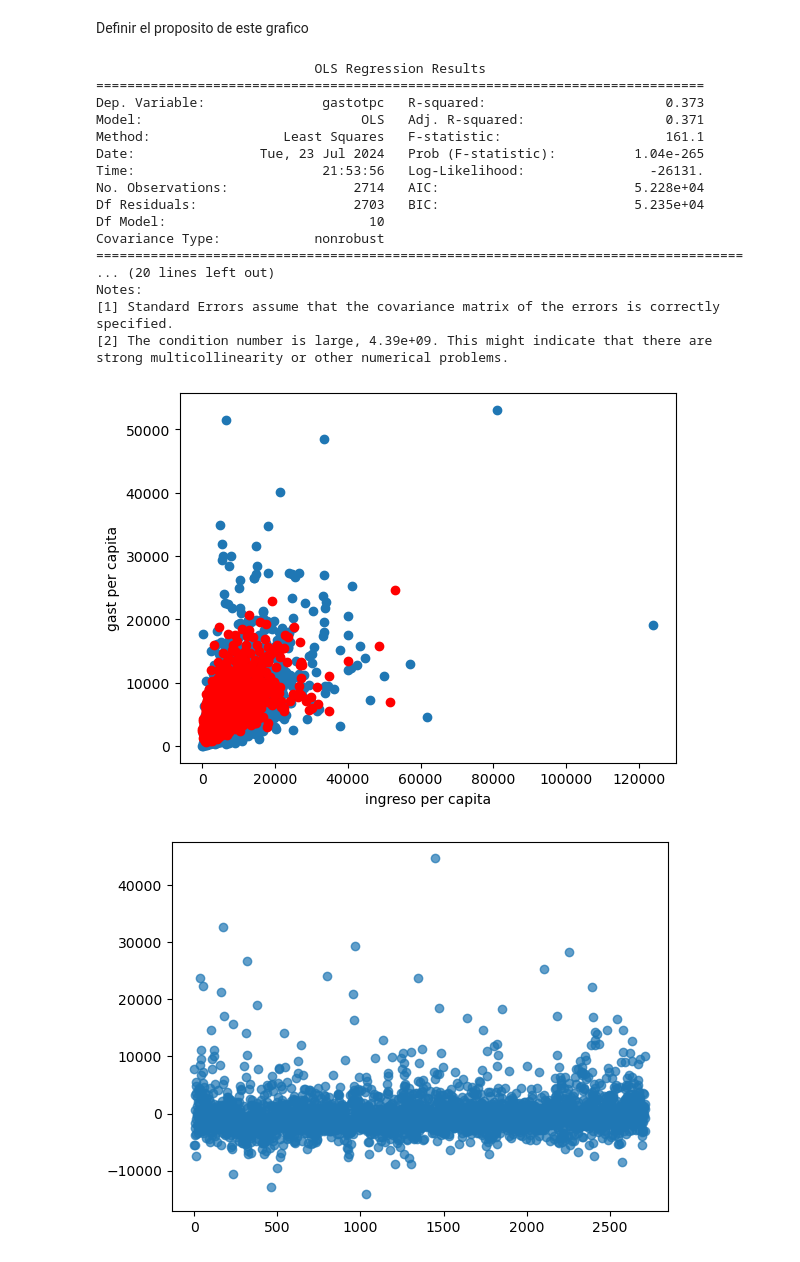
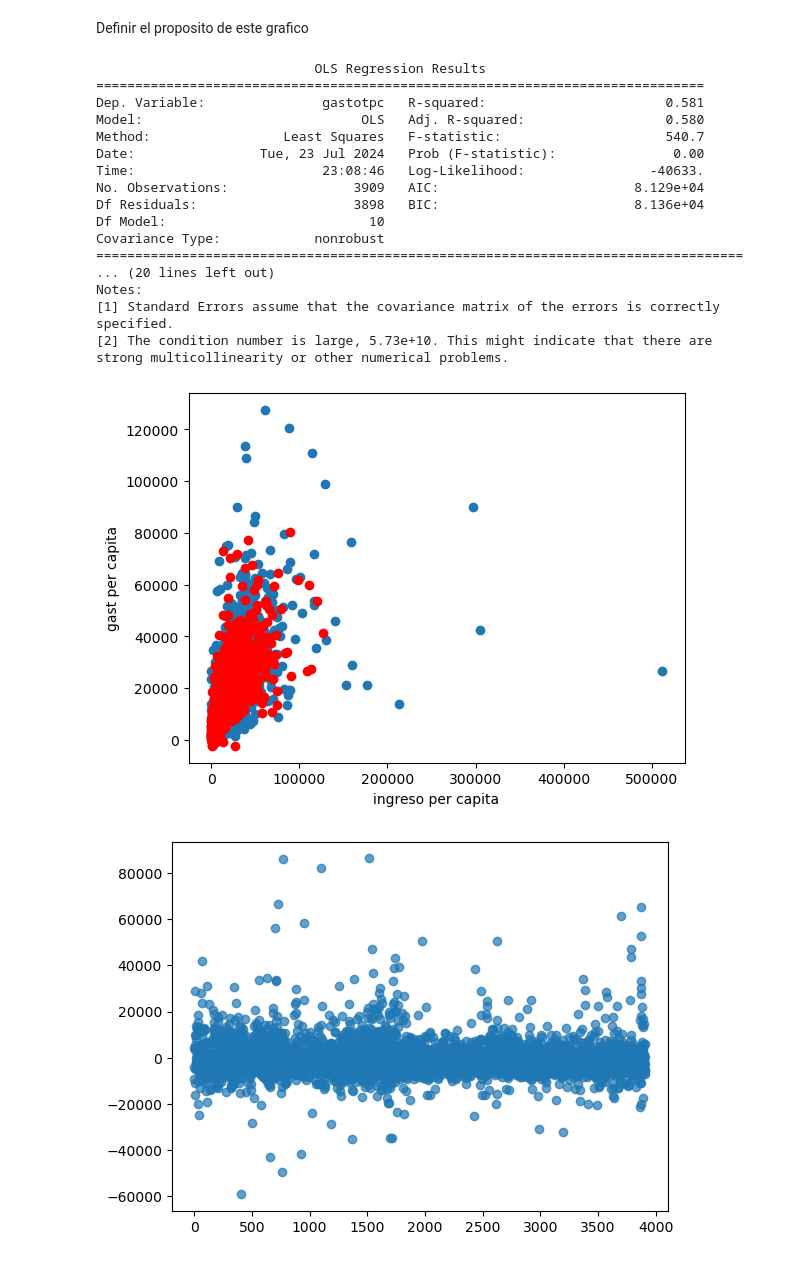
Before and after one commit to ivanfederodriguez/ENGHO, a Jupyter notebook: ENGHO Notebook.ipynb, the cells around one changed output. Saved outputs shown, nothing was run; the diff lists cells and outputs as text; code cells hidden in the pictures.

```diff
--- a/ENGHO Notebook.ipynb
+++ b/ENGHO Notebook.ipynb
@@ -158,52 +142,62 @@ if __name__ == "__main__":
     with zip_file.open(txt_file_name) as file:
         data = pd.read_csv(file, delimiter='|')
 
-    fdata_nea = filtro1(data, 4, region=True)
-    n = fdata_nea.shape[0]
+    with zip_file.open(txt_file_name) as file:
+        data_metro = pd.read_csv(file, delimiter='|')
+
+    with zip_file.open(txt_file_name) as file:
+        data_pampe = pd.read_csv(file, delimiter='|')
+
+    #Region 1
+    fdata_metro = filtro1(data_metro,1, region=True)
+    n = fdata_metro.shape[0]
     '''
     X = fdata_nea['ingpch']
     X = sm.add_constant(X)
     y = fdata_nea[['gastotpc']]
     reg1 = sm.OLS(y, X).fit()
     print(reg1.summary())
     '''
-    X = fdata_nea[['ingpch','ingpch2','clima_educativo', 'asalariado', 'casado','regten', 'propauto', 'edad_25/34', 'edad_35/49', 'edad65_mas']]
+    X = fdata_metro[['ingpch','ingpch2','clima_educativo', 'asalariado', 'casado','regten', 'propauto', 'edad_25/34', 'edad_35/49', 'edad65_mas']]
     X = sm.add_constant(X)
-    y = fdata_nea[['gastotpc']]
+    y = fdata_metro[['gastotpc']]
     reg2 = sm.OLS(y, X).fit()
     print(reg2.summary())
     predicciones = reg2.predict(X)
-    plt.scatter(fdata_nea['ingpch'],fdata_nea['gastotpc'])
-    plt.scatter(fdata_nea['gastotpc'], predicciones, label='Valores predichos', color='red')
+    plt.scatter(fdata_metro['ingpch'],fdata_metro['gastotpc'])
+    plt.scatter(fdata_metro['gastotpc'], predicciones, label='Valores predichos', color='red')
     plt.ylabel('gast per capita')
     plt.xlabel('ingreso per capita')
     plt.show()
     residuos = reg2.resid
     plt.scatter(range(len(residuos)), residuos, alpha=0.7)
     plt.show()
 
 
+
+
+
     #plot_histograma_gasto(fdata_nea)
     #plot_histograma_gasto_percapita(fdata_nea)
     #plot_histograma_ingpch(fdata_nea)
     #plot_bar_gasto_educacion(fdata_nea)
 # %% [output]
                             OLS Regression Results
 ==============================================================================
-Dep. Variable:               gastotpc   R-squared:                       0.373
-Model:                            OLS   Adj. R-squared:                  0.371
-Method:                 Least Squares   F-statistic:                     161.1
-Date:                Tue, 23 Jul 2024   Prob (F-statistic):          1.04e-265
-Time:                        21:53:56   Log-Likelihood:                -26131.
-No. Observations:                2714   AIC:                         5.228e+04
-Df Residuals:                    2703   BIC:                         5.235e+04
+Dep. Variable:               gastotpc   R-squared:                       0.581
+Model:                            OLS   Adj. R-squared:                  0.580
+Method:                 Least Squares   F-statistic:                     540.7
+Date:                Tue, 23 Jul 2024   Prob (F-statistic):               0.00
+Time:                        23:08:46   Log-Likelihood:                -40633.
+No. Observations:                3909   AIC:                         8.129e+04
+Df Residuals:                    3898   BIC:                         8.136e+04
 Df Model:                          10
 Covariance Type:            nonrobust
 ===================================================================================
 ... (20 lines left out)
 Notes:
 [1] Standard Errors assume that the covariance matrix of the errors is correctly specified.
-[2] The condition number is large, 4.39e+09. This might indicate that there are
+[2] The condition number is large, 5.73e+10. This might indicate that there are
 strong multicollinearity or other numerical problems.
-[figure, old version]
+[figure, new version]
-[figure, old version]
+[figure, new version]
```
Also changed, not shown: parts of 12 cells of this notebook.
